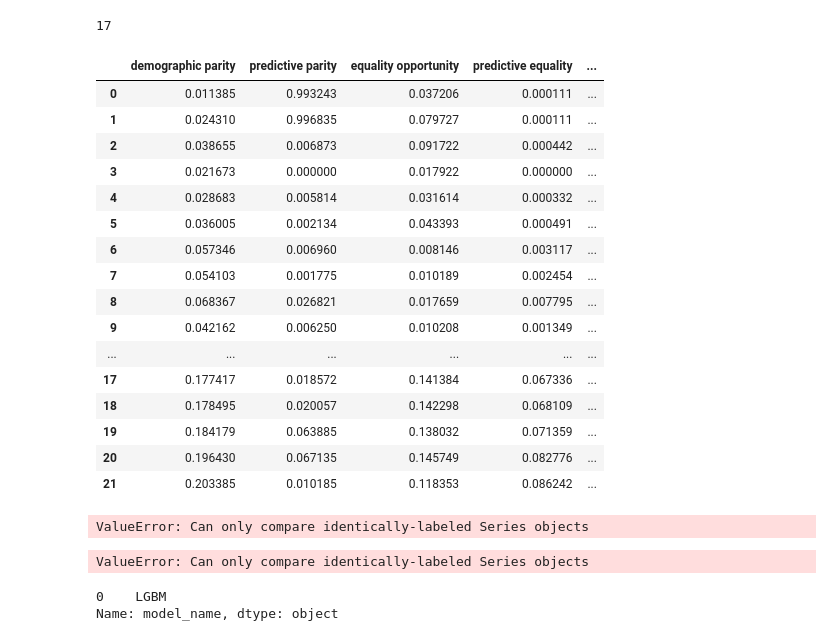
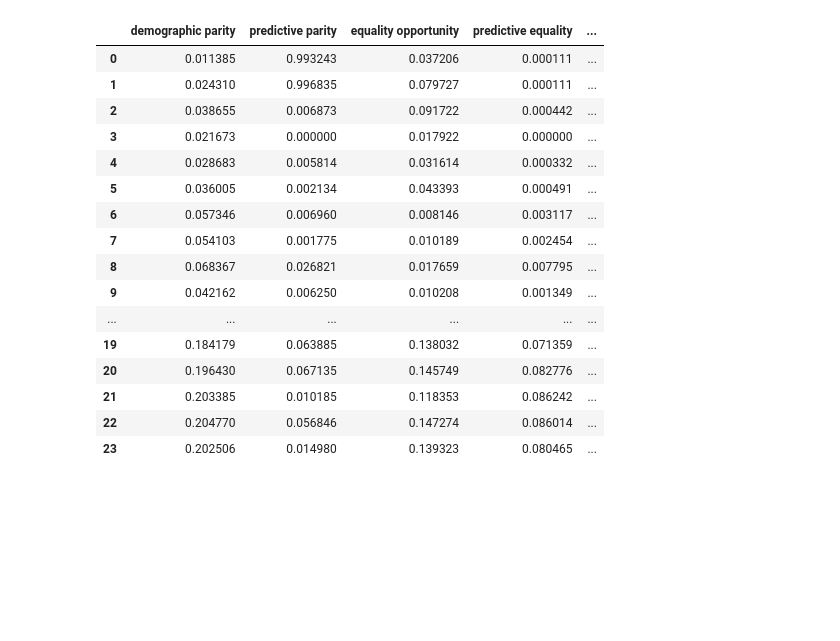
Before and after one commit to AzucenaMV/fairness, a Jupyter notebook: src/notebooks/ho_results_db.ipynb, the cells around one changed output. Saved outputs shown, nothing was run; the diff lists cells and outputs as text; code cells hidden in the pictures; blank space fills up the shorter version.

```diff
--- a/src/notebooks/ho_results_db.ipynb
+++ b/src/notebooks/ho_results_db.ipynb
@@ -271,2 +361,0 @@ metrics['overall']
-# %%
-metrics['overall'] = metrics['overall'].sort_values(['fair_metric']).reset_index(drop = True)
@@ -273,38 +390,26 @@ metrics['overall'] = metrics['overall'].sort_values(['fair_metric']).reset_index
+# %%
+df_default_overall = metrics['default_overall'].rename(columns = {'model':'model_name'})
+df_optimized_overall = metrics['overall']
+df_overall = pd.concat([df_optimized_overall,df_default_overall]).reset_index(drop = True)
+# %%
+df_overall
+# %% [output]
+|  | demographic parity | predictive parity | equality opportunity | predictive equality | ... |
+| 0 | 0.011385 | 0.993243 | 0.037206 | 0.000111 | ... |
+| 1 | 0.024310 | 0.996835 | 0.079727 | 0.000111 | ... |
+| 2 | 0.038655 | 0.006873 | 0.091722 | 0.000442 | ... |
+| 3 | 0.021673 | 0.000000 | 0.017922 | 0.000000 | ... |
+| 4 | 0.028683 | 0.005814 | 0.031614 | 0.000332 | ... |
+| 5 | 0.036005 | 0.002134 | 0.043393 | 0.000491 | ... |
+| 6 | 0.057346 | 0.006960 | 0.008146 | 0.003117 | ... |
+| 7 | 0.054103 | 0.001775 | 0.010189 | 0.002454 | ... |
+| 8 | 0.068367 | 0.026821 | 0.017659 | 0.007795 | ... |
+| 9 | 0.042162 | 0.006250 | 0.010208 | 0.001349 | ... |
+| ... | ... | ... | ... | ... | ... |
+| 19 | 0.184179 | 0.063885 | 0.138032 | 0.071359 | ... |
+| 20 | 0.196430 | 0.067135 | 0.145749 | 0.082776 | ... |
+| 21 | 0.203385 | 0.010185 | 0.118353 | 0.086242 | ... |
+| 22 | 0.204770 | 0.056846 | 0.147274 | 0.086014 | ... |
+| 23 | 0.202506 | 0.014980 | 0.139323 | 0.080465 | ... |
 # %%
-metrics['overall'].loc[metrics['overall'].index == 3,'best_trial'].values[0]
+n_best_trial = df_overall.loc[df_overall.index == 23,'best_trial'].values[0]
-# %% [output]
-17
-# %%
-metrics['overall'].sort_values(['fair_metric']).reset_index(drop = True)
-# %% [output]
-|  | demographic parity | predictive parity | equality opportunity | predictive equality | ... |
-| 0 | 0.011385 | 0.993243 | 0.037206 | 0.000111 | ... |
-| 1 | 0.024310 | 0.996835 | 0.079727 | 0.000111 | ... |
-| 2 | 0.038655 | 0.006873 | 0.091722 | 0.000442 | ... |
-| 3 | 0.021673 | 0.000000 | 0.017922 | 0.000000 | ... |
-| 4 | 0.028683 | 0.005814 | 0.031614 | 0.000332 | ... |
-| 5 | 0.036005 | 0.002134 | 0.043393 | 0.000491 | ... |
-| 6 | 0.057346 | 0.006960 | 0.008146 | 0.003117 | ... |
-| 7 | 0.054103 | 0.001775 | 0.010189 | 0.002454 | ... |
-| 8 | 0.068367 | 0.026821 | 0.017659 | 0.007795 | ... |
-| 9 | 0.042162 | 0.006250 | 0.010208 | 0.001349 | ... |
-| ... | ... | ... | ... | ... | ... |
-| 17 | 0.177417 | 0.018572 | 0.141384 | 0.067336 | ... |
-| 18 | 0.178495 | 0.020057 | 0.142298 | 0.068109 | ... |
-| 19 | 0.184179 | 0.063885 | 0.138032 | 0.071359 | ... |
-| 20 | 0.196430 | 0.067135 | 0.145749 | 0.082776 | ... |
-| 21 | 0.203385 | 0.010185 | 0.118353 | 0.086242 | ... |
-# %%
- metrics['default_overall']['model'] == df['model_name']
-# %% [output]
-ValueError: Can only compare identically-labeled Series objects
-# %%
-    df = metrics['overall'].loc[metrics['overall'].best_trial == 5]
-    n_model = df['model_name'] == metrics['default_overall']['model']
-# %% [output]
-ValueError: Can only compare identically-labeled Series objects
-# %%
-df['model_name']
-# %% [output]
-0    LGBM
-Name: model_name, dtype: object
```
Also changed, not shown: parts of 31 cells of this notebook, 2 other files.
